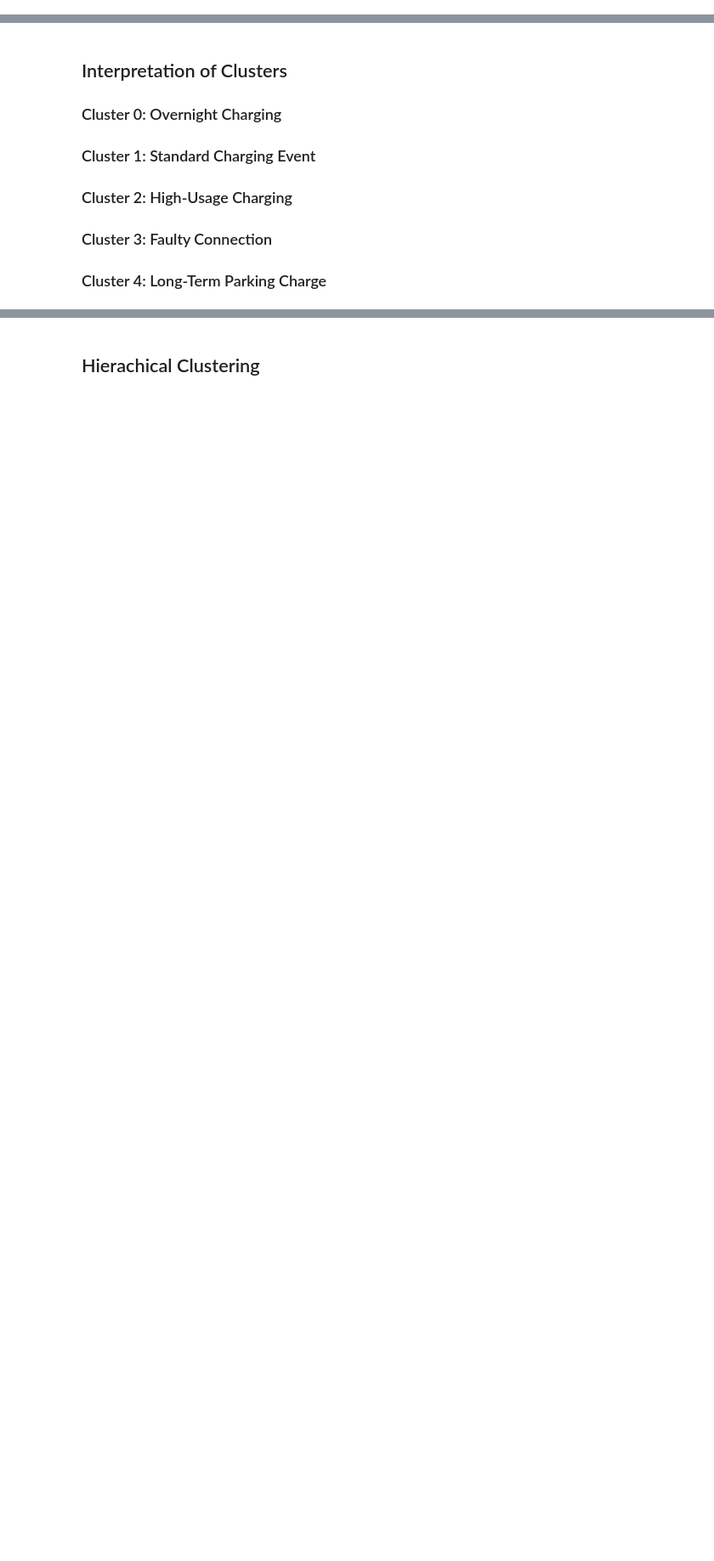
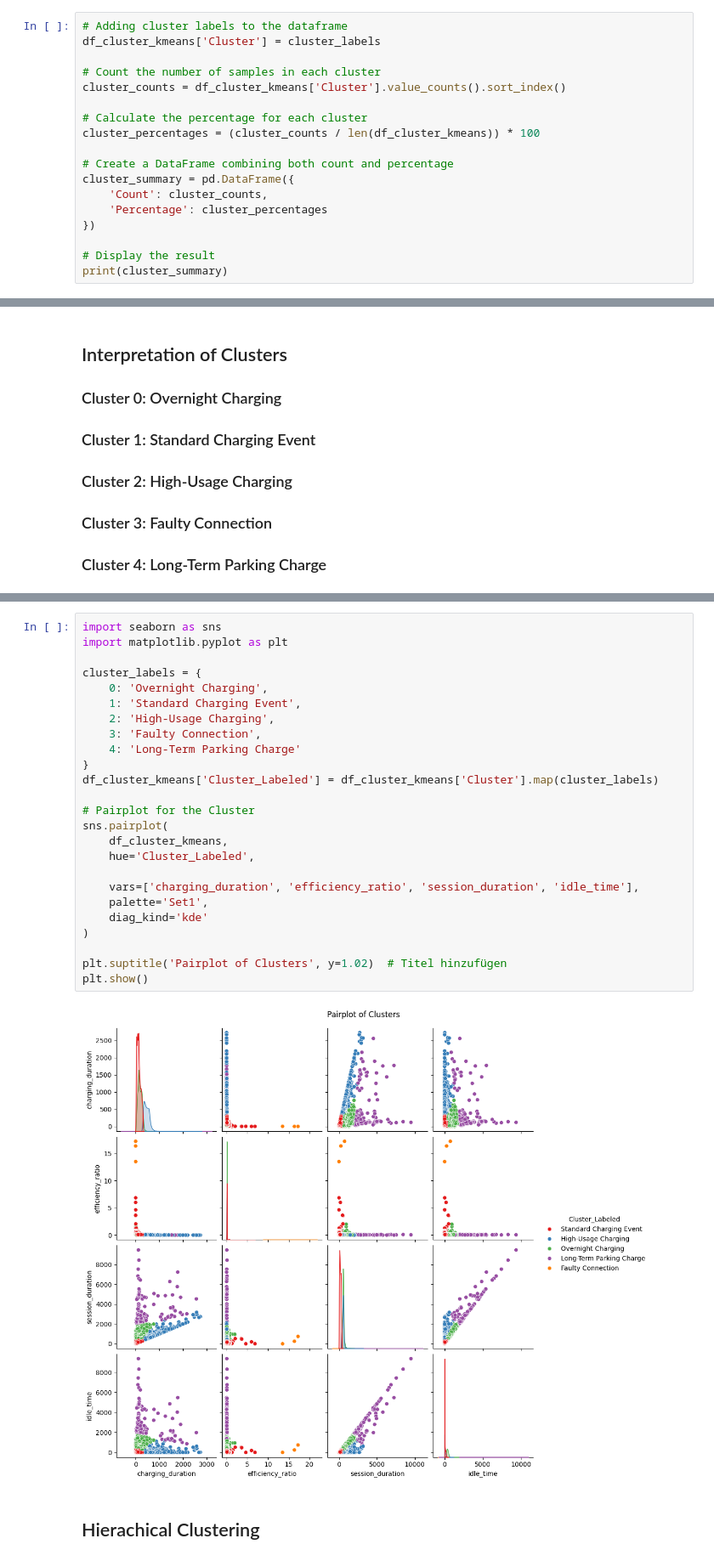
Before and after one commit to JanRkck/AA24, a Jupyter notebook: 03_cluster_analysis.ipynb, the cells around one changed output, grey strips where cells are left out. Shown at 85% size. Cells and saved outputs as stored; diff of their text form; blank space fills up the shorter version.

Commit message:
added pairplot

```diff
--- a/03_cluster_analysis.ipynb
+++ b/03_cluster_analysis.ipynb
@@ -324,3 +321,21 @@ Cluster
 3        3
 4      130
 Name: count, dtype: int64
+# %%
+# Adding cluster labels to the dataframe
+df_cluster_kmeans['Cluster'] = cluster_labels
+
+# Count the number of samples in each cluster
+cluster_counts = df_cluster_kmeans['Cluster'].value_counts().sort_index()
+
+# Calculate the percentage for each cluster
+cluster_percentages = (cluster_counts / len(df_cluster_kmeans)) * 100
+
+# Create a DataFrame combining both count and percentage
+cluster_summary = pd.DataFrame({
+    'Count': cluster_counts,
+    'Percentage': cluster_percentages
+})
+
+# Display the result
+print(cluster_summary)
@@ -358,3 +402,30 @@ df_cluster_kmeans.groupby('Cluster').mean() # cluster center = mean values per c
+# %%
+import seaborn as sns
+import matplotlib.pyplot as plt
+
+cluster_labels = {
+    0: 'Overnight Charging',
+    1: 'Standard Charging Event',
+    2: 'High-Usage Charging',
+    3: 'Faulty Connection',
+    4: 'Long-Term Parking Charge'
+}
+df_cluster_kmeans['Cluster_Labeled'] = df_cluster_kmeans['Cluster'].map(cluster_labels)
+
+# Pairplot for the Cluster
+sns.pairplot(
+    df_cluster_kmeans,
+    hue='Cluster_Labeled',
+
+    vars=['charging_duration', 'efficiency_ratio', 'session_duration', 'idle_time'],
+    palette='Set1',
+    diag_kind='kde'
+)
+
+plt.suptitle('Pairplot of Clusters', y=1.02)  # Titel hinzufügen
+plt.show()
+# %% [output]
+[figure, added]
 # %% [markdown]
 ## Hierachical Clustering
 # %% [markdown]
```
Also changed, not shown: parts of 9 cells of this notebook.
